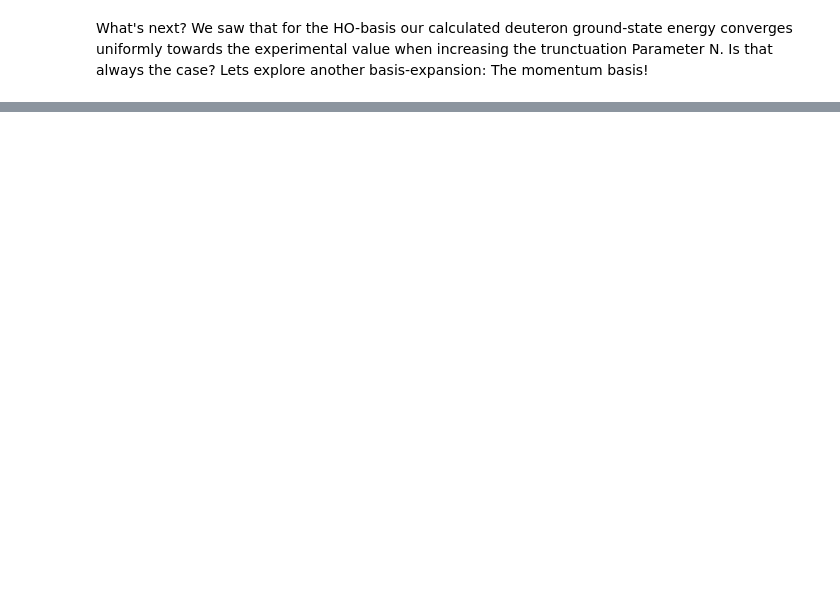
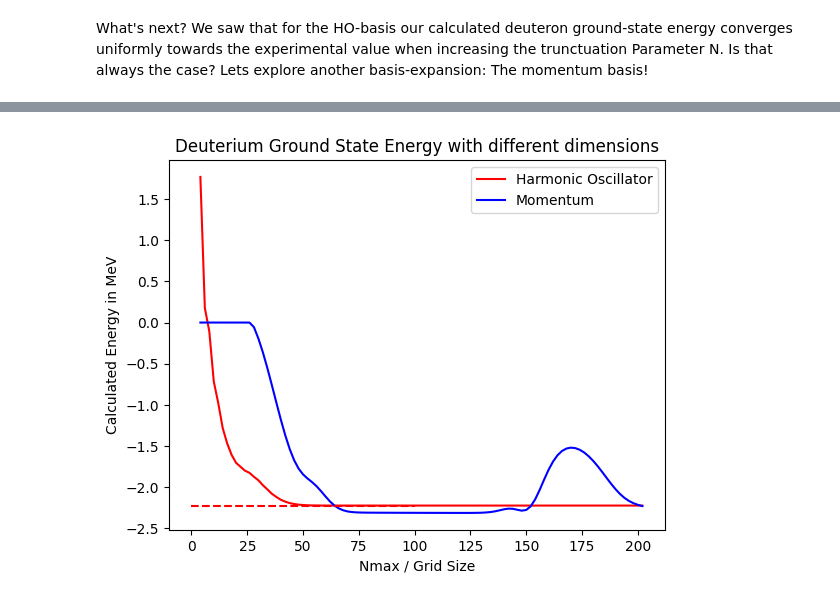
Before and after one commit to elanikum/comp_nuclear_structure_physics2025, a Jupyter notebook: deuteron_gs.ipynb, the cells around one changed output, grey strips where cells are left out. Cells and saved outputs as stored; diff of their text form; code cells hidden in the pictures; blank space fills up the shorter version.

```diff
--- a/deuteron_gs.ipynb
+++ b/deuteron_gs.ipynb
@@ -673,0 +682,30 @@ print(gsE)
+# %%
+# We will now investigate the convergence of the ground state energy by comparing the calculated ground state energy based on the dimension of the Hamilton matrix.
+# We will use the chi2bM3A potential for both the momentum and the harmonic oscillator basis. We will use hw=10 for the harmonic oscillator basis and a 100x100 grid for the momentum basis.
+# The different truntcations form the harmonic oscillator basis will be compared to the different grid sizes (achieved by making the 100x100 grid smaller) for the momentum basis.
+
+def plot_gsE_vs_dim(file1, file2, Nmax_arr, grid_arr, grid_size):
+    gsE_ho = []
+    gsE_ho_dim = []
+    gsE_momentum = []
+    gsE_momentum_dim = []
+    for Nmax in Nmax_arr:
+        gsE_ho.append(solve_eigensystem_gsE(file1, file2, Nmax))
+        gsE_ho_dim.append(create_hamiltonian(file1, file2, Nmax).shape[0])
+        tmp_grid = shrink_grid(grid_arr, Nmax)
+        gsE_momentum.append(solve_eigensystem_momentum(tmp_grid, grid_size))
+        gsE_momentum_dim.append(np.block([[tmp_grid[0], tmp_grid[1]], [tmp_grid[2], tmp_grid[3]]]).shape[0])
+    plt.plot(gsE_ho_dim, gsE_ho, label = "Harmonic Oscillator", color = "red")
+    plt.plot(gsE_momentum_dim, gsE_momentum, label = "Momentum", color = "blue")
+    plt.legend()
+    plt.title("Deuterium Ground State Energy with different dimensions")
+    plt.xlabel("Nmax / Grid Size")
+    plt.ylabel("Calculated Energy in MeV")
+    plt.hlines(-2.224575, 0, 100, colors = "r", linestyles = "dashed", label = "Experimental Value")
+    plt.show()
+
+# Plot the ground state energy vs. dimension for the chi2bM3A potential
+Nmax_arr = np.arange(1,101, 1)
+plot_gsE_vs_dim(vNN_dat_chi2bM3A[0], tRel_dat[0], Nmax_arr, grid100, 100)
+# %% [output]
+[figure, added]
```
Also changed, not shown: parts of 10 cells of this notebook.
